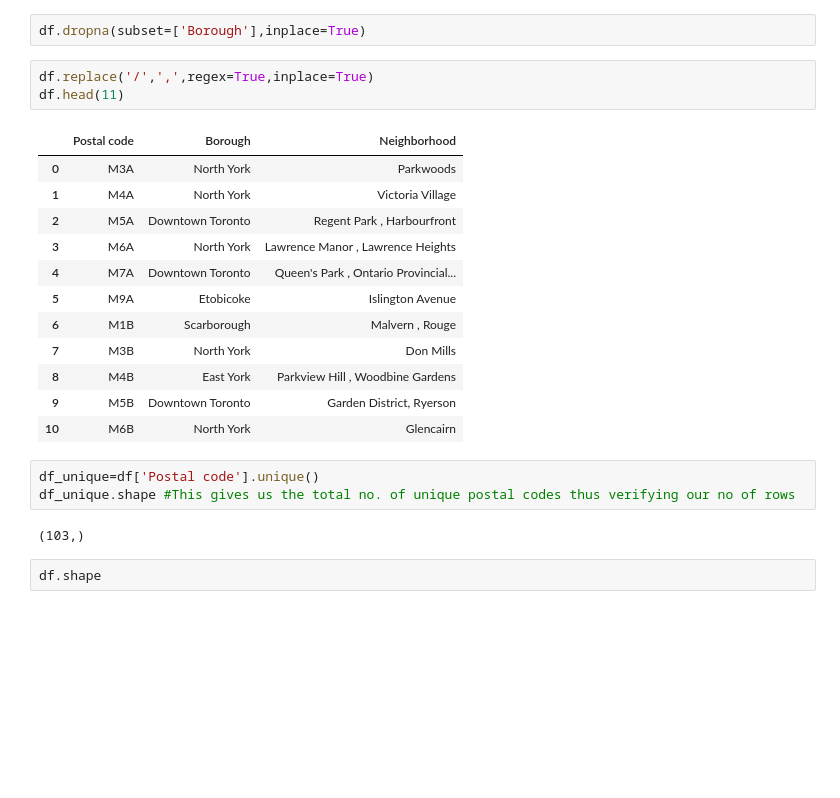
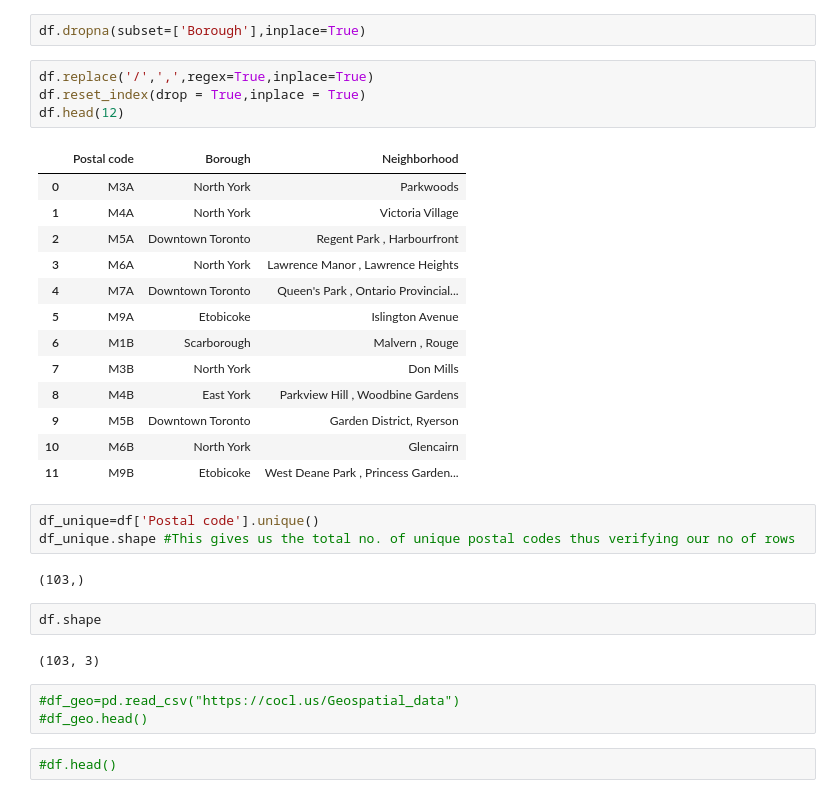
Before and after one commit to adityashnkr/Coursera_Capstone, a Jupyter notebook: Coursera_Capstone_2.ipynb, the cells around one changed output. Drawn from its saved outputs; the diff is of its cells as text; blank space fills up the shorter version.

```diff
--- a/Coursera_Capstone_2.ipynb
+++ b/Coursera_Capstone_2.ipynb
@@ -49,20 +51,22 @@ df.replace("Not assigned",np.NaN,inplace=True)
 df.dropna(subset=['Borough'],inplace=True)
 # %%
 df.replace('/',',',regex=True,inplace=True)
-df.head(11)
+df.reset_index(drop = True,inplace = True)
+df.head(12)
 # %% [output]
 |  | Postal code | Borough | Neighborhood |
 | 0 | M3A | North York | Parkwoods |
 | 1 | M4A | North York | Victoria Village |
 | 2 | M5A | Downtown Toronto | Regent Park , Harbourfront |
 | 3 | M6A | North York | Lawrence Manor , Lawrence Heights |
 | 4 | M7A | Downtown Toronto | Queen's Park , Ontario Provincial... |
 | 5 | M9A | Etobicoke | Islington Avenue |
 | 6 | M1B | Scarborough | Malvern , Rouge |
 | 7 | M3B | North York | Don Mills |
 | 8 | M4B | East York | Parkview Hill , Woodbine Gardens |
 | 9 | M5B | Downtown Toronto | Garden District, Ryerson |
 | 10 | M6B | North York | Glencairn |
+| 11 | M9B | Etobicoke | West Deane Park , Princess Garden... |
 # %%
 df_unique=df['Postal code'].unique()
 df_unique.shape #This gives us the total no. of unique postal codes thus verifying our no of rows
@@ -70,3 +74,10 @@ df_unique.shape #This gives us the total no. of unique postal codes thus verifyi
 (103,)
 # %%
 df.shape
+# %% [output]
+(103, 3)
+# %%
+#df_geo=pd.read_csv("https://cocl.us/Geospatial_data")
+#df_geo.head()
+# %%
+#df.head()
```
Also changed, not shown: parts of 1 cell of this notebook.
